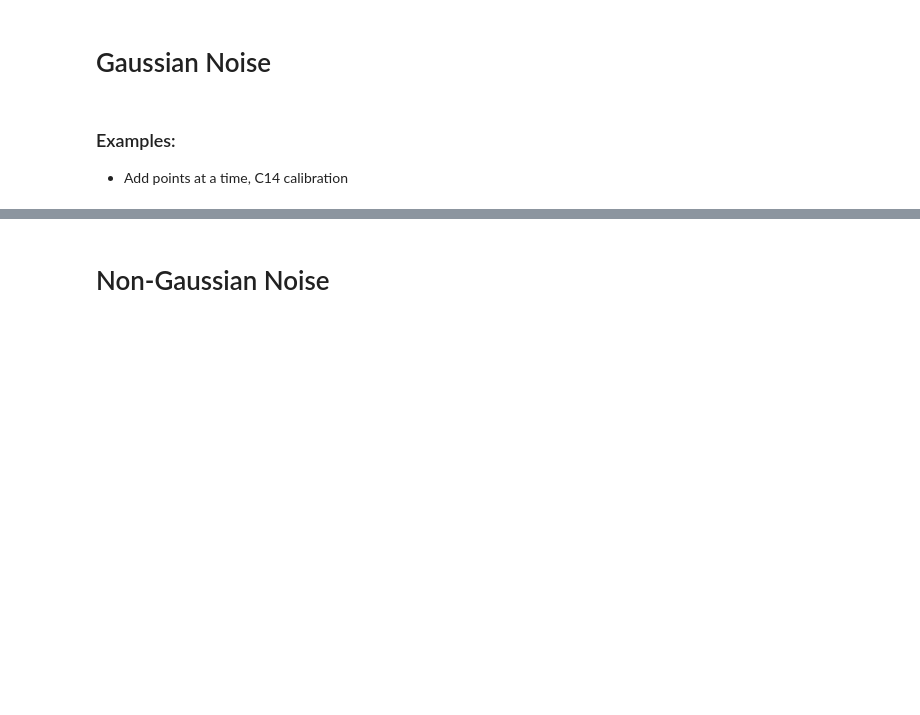
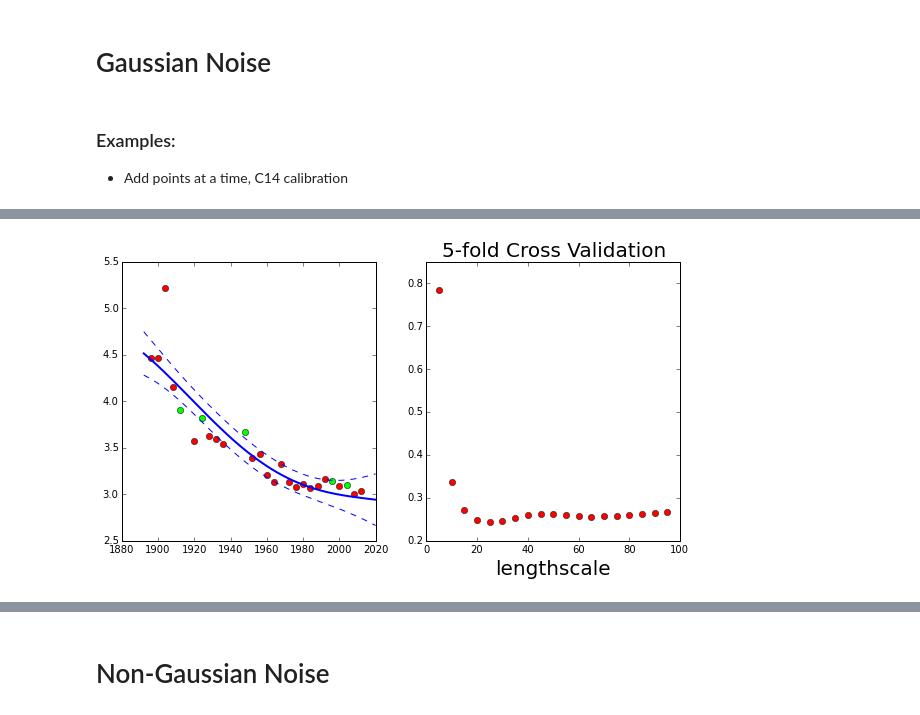
Before and after one commit to jizhihang/gpss, a Jupyter notebook: slides/gaussian_processes.ipynb, the cells around one changed output, grey strips where cells are left out. Drawn from its saved outputs; the diff is of its cells as text; code cells hidden in the pictures; blank space fills up the shorter version.

```diff
--- a/slides/gaussian_processes.ipynb
+++ b/slides/gaussian_processes.ipynb
@@ -651,0 +683,8 @@ HTML(open('./diagrams/basis_covariance.html', 'r').read())
+# %%
+lengthscales=(5, 100, 5)
+num_parts = 5
+plot.cv_fit(x, y, param_name='lengthscale', param_range=lengthscales,
+              model=mlai.GP, kernel=kernel, variance=1., sigma2=0.04, xlim=data_limits,
+              objective_ylim=[0.2,0.85], num_parts=5)
+# %% [output]
+[figure, added]
```
Also changed, not shown: parts of 7 cells of this notebook, 1 other file.
